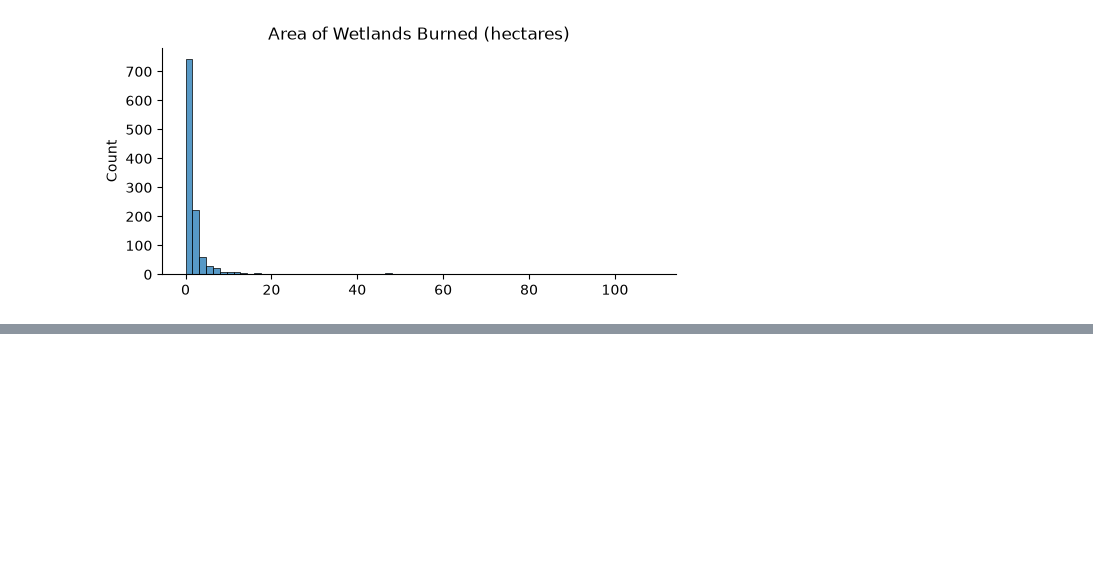
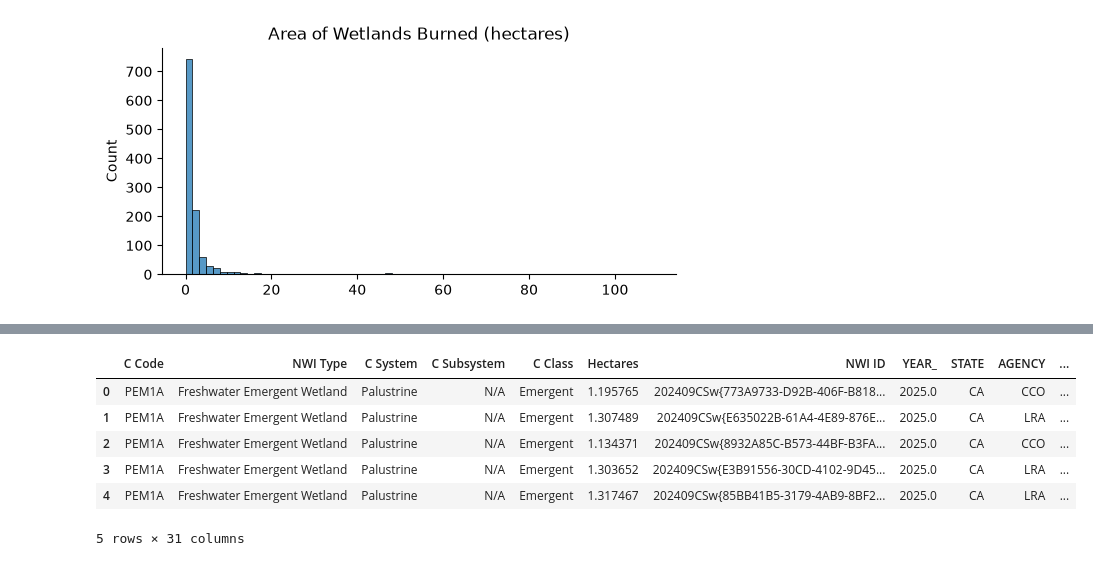
Before and after one commit to Sophiacyt/Wildfire-Wetland_BunkerAndersonTseng, a Jupyter notebook: scripts/A3/Mapping+Connecting-Kat.ipynb, the cells around one changed output, grey strips where cells are left out. Saved outputs shown, nothing was run; the diff lists cells and outputs as text; code cells hidden in the pictures; blank space fills up the shorter version.

```diff
--- a/scripts/A3/Mapping+Connecting-Kat.ipynb
+++ b/scripts/A3/Mapping+Connecting-Kat.ipynb
@@ -208,0 +220,14 @@ fire_stats.head()
+# %%
+# add a column to the intersected dataset that shows intersect area in hectares
+# 1 hectare = 10,000 square meters
+buff_intersect['int_area_ha']=buff_intersect.geometry.area / 10000
+
+buff_intersect.head()
+# %% [output]
+|  | C Code | NWI Type | C System | C Subsystem | C Class | Hectares | NWI ID | YEAR_ | STATE | AGENCY | ... |
+| 0 | PEM1A | Freshwater Emergent Wetland | Palustrine | N/A | Emergent | 1.195765 | 202409CSw{773A9733-D92B-406F-B818... | 2025.0 | CA | CCO | ... |
+| 1 | PEM1A | Freshwater Emergent Wetland | Palustrine | N/A | Emergent | 1.307489 | 202409CSw{E635022B-61A4-4E89-876E... | 2025.0 | CA | LRA | ... |
+| 2 | PEM1A | Freshwater Emergent Wetland | Palustrine | N/A | Emergent | 1.134371 | 202409CSw{8932A85C-B573-44BF-B3FA... | 2025.0 | CA | CCO | ... |
+| 3 | PEM1A | Freshwater Emergent Wetland | Palustrine | N/A | Emergent | 1.303652 | 202409CSw{E3B91556-30CD-4102-9D45... | 2025.0 | CA | LRA | ... |
+| 4 | PEM1A | Freshwater Emergent Wetland | Palustrine | N/A | Emergent | 1.317467 | 202409CSw{85BB41B5-3179-4AB9-8BF2... | 2025.0 | CA | LRA | ... |
+5 rows × 31 columns
```
Also changed, not shown: parts of 10 cells of this notebook, 3 other files.
